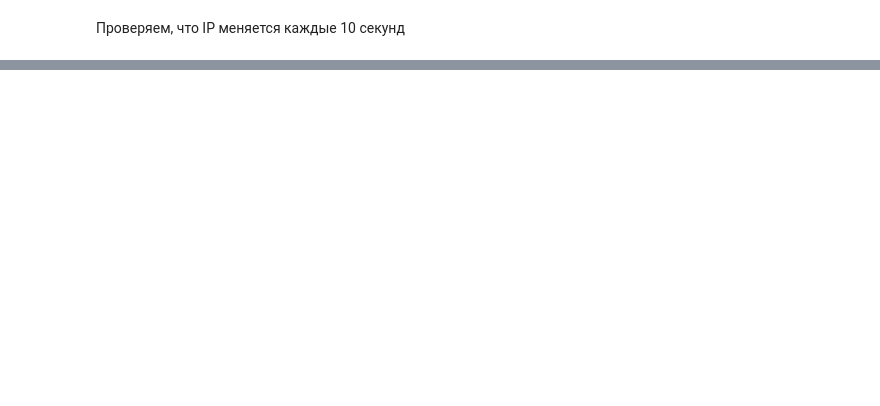
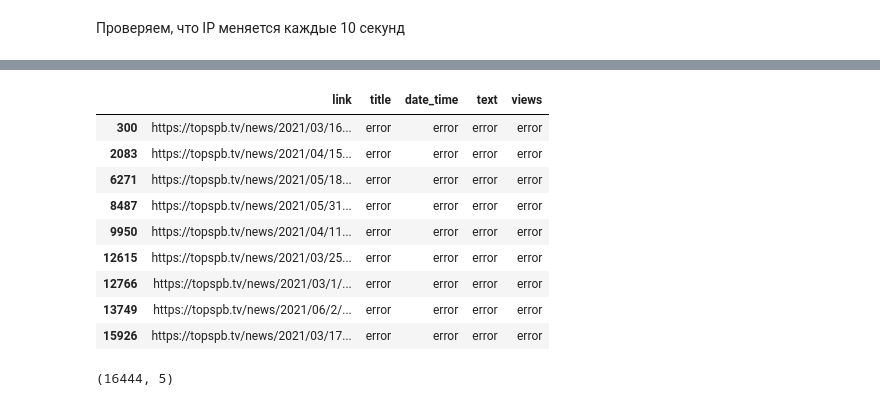
Before and after one commit to 0708pasha/OTUS_ML, a Jupyter notebook: HW/NLP/7_Kalashnikov_top_spb.ipynb, the cells around one changed output, grey strips where cells are left out. Drawn from its saved outputs; the diff is of its cells as text; code cells hidden in the pictures; blank space fills up the shorter version.

```diff
--- a/HW/NLP/7_Kalashnikov_top_spb.ipynb
+++ b/HW/NLP/7_Kalashnikov_top_spb.ipynb
@@ -162,0 +170,13 @@ df.head()
+# %%
+df[df['title'] == 'error'].head(10)
+# %% [output]
+|  | link | title | date_time | text | views |
+| 300 | https://topspb.tv/news/2021/03/16... | error | error | error | error |
+| 2083 | https://topspb.tv/news/2021/04/15... | error | error | error | error |
+| 6271 | https://topspb.tv/news/2021/05/18... | error | error | error | error |
+| 8487 | https://topspb.tv/news/2021/05/31... | error | error | error | error |
+| 9950 | https://topspb.tv/news/2021/04/11... | error | error | error | error |
+| 12615 | https://topspb.tv/news/2021/03/25... | error | error | error | error |
+| 12766 | https://topspb.tv/news/2021/03/1/... | error | error | error | error |
+| 13749 | https://topspb.tv/news/2021/06/2/... | error | error | error | error |
+| 15926 | https://topspb.tv/news/2021/03/17... | error | error | error | error |
@@ -162,0 +187,4 @@ df.head()
+# %%
+df.shape
+# %% [output]
+(16444, 5)
```
Also changed, not shown: parts of 15 cells of this notebook, 5 other files.
